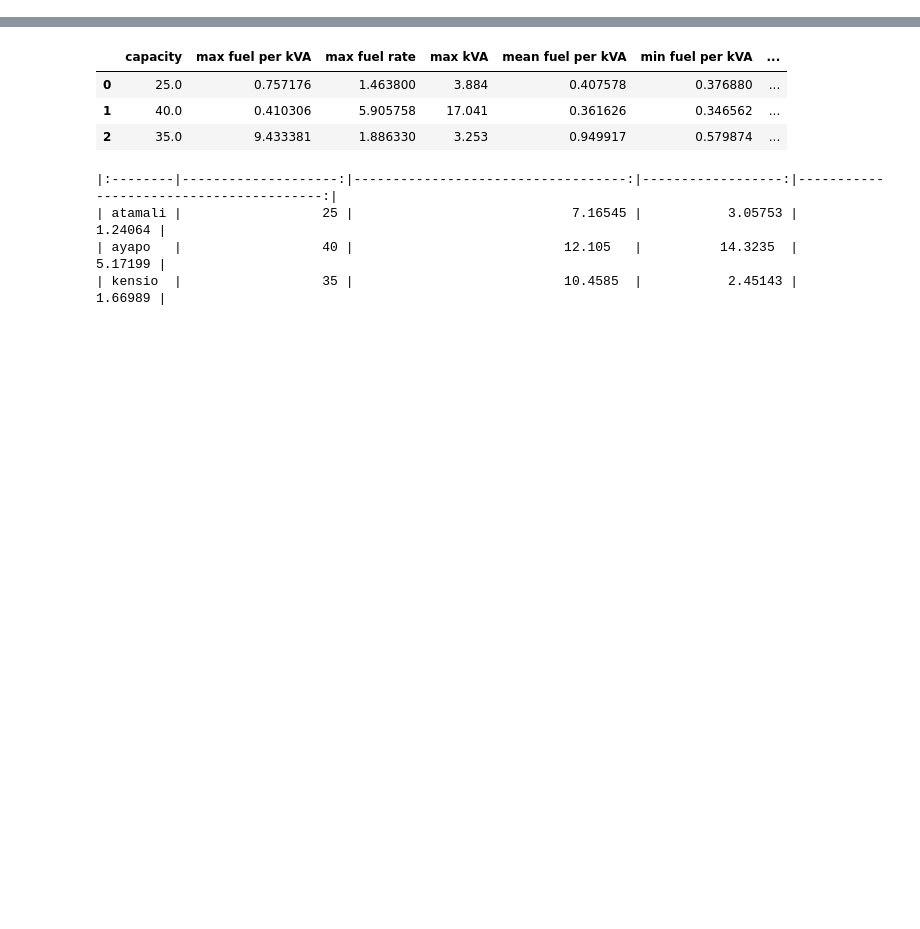
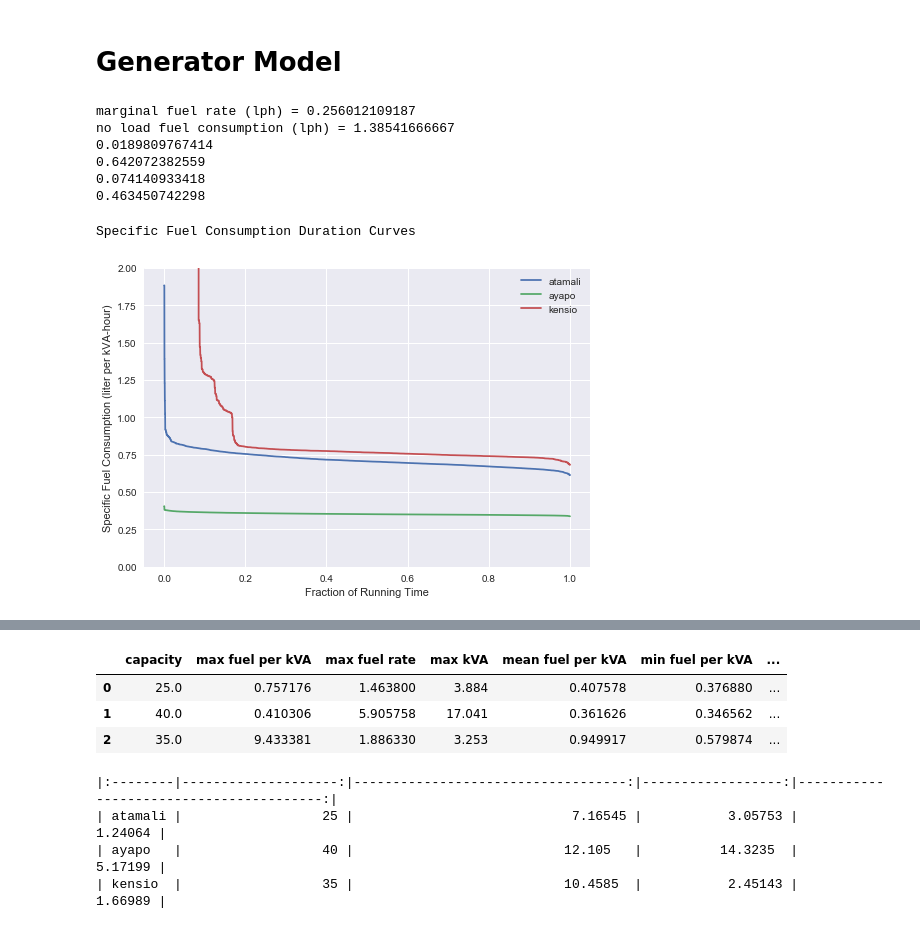
Before and after one commit to dsoto/WP19, a Jupyter notebook: analysis/SI-marginal-cost.ipynb, the cells around one changed output, grey strips where cells are left out. Drawn from its saved outputs; the diff is of its cells as text; code cells hidden in the pictures; blank space fills up the shorter version.

```diff
--- a/analysis/SI-marginal-cost.ipynb
+++ b/analysis/SI-marginal-cost.ipynb
@@ -34,0 +31,77 @@ def get_fuel_rate(power, load):
+# %% [markdown]
+# Generator Model
+# %%
+# load data and add a column for the delivered load in kVA rather than a percentage
+
+gen_data = pd.read_csv('../data_sheets/generator_data.csv', comment='#')
+gen_data['load_kVA'] = gen_data['rated_power_kVA'] * gen_data['percent_load'] / 100
+gen_data.head()
+
+# iterate over each model and perform a fit and show table of results
+
+generator_fits = []
+models = gen_data['model_number'].unique()
+for m in models:
+    model_data = gen_data[gen_data['model_number'] == m]
+    y = model_data['fuel_consumption_lph']
+    X = model_data['load_kVA']
+    X = sm.add_constant(X)
+    model = sm.OLS(y, X).fit()
+    generator_fits.append({'model': m,
+                           'rated_power_kVA':model_data['rated_power_kVA'].mean(),
+                           'no_load_consumption': model.params['const'],
+                           'fuel_coefficient': model.params['load_kVA'],
+                           'R-squared': model.rsquared})
+
+generator_fits = pd.DataFrame(generator_fits)
+generator_fits
+
+marginal_fuel_rate = generator_fits['fuel_coefficient'].mean()
+no_load_fuel_rate = generator_fits['no_load_consumption'].mean()
+print('marginal fuel rate (lph) =', marginal_fuel_rate)
+print('no load fuel consumption (lph) =', no_load_fuel_rate)
+print(generator_fits['fuel_coefficient'].std())
+print(generator_fits['no_load_consumption'].std())
+print(generator_fits['fuel_coefficient'].std()/generator_fits['fuel_coefficient'].mean())
+print(generator_fits['no_load_consumption'].std()/generator_fits['no_load_consumption'].mean())
+
+def get_fuel_rate(load_power=None):
+    return load_power * marginal_fuel_rate + no_load_fuel_rate
+
+def get_SFC(load_power=None, fuel_rate=None):
+    return fuel_rate / load_power
+# %% [output]
+marginal fuel rate (lph) = 0.256012109187
+no load fuel consumption (lph) = 1.38541666667
+0.0189809767414
+0.642072382559
+0.074140933418
+0.463450742298
+# %%
+fig, ax = plt.subplots()
+for rfd in wpa.raw_file_data[2:]:
+    # load power data
+    vname = rfd['village_name']
+    energy_data = wpa.load_timeseries_file(vname + '-clean.csv')
+    kVA = energy_data['kVA sliding window Demand'].dropna().values
+    kVA = kVA[kVA != 0.0]
+    # create SFC timeseries from load data
+    fuel_rate = get_fuel_rate(load_power=kVA)
+    fuel_per_kVA_hour = get_SFC(load_power=kVA, fuel_rate=fuel_rate)
+    # sort and reverse for duration curve
+    fuel_per_kVA_hour.sort()
+    fuel_per_kVA_hour = fuel_per_kVA_hour[::-1]
+    index = np.linspace(0, 1, len(fuel_per_kVA_hour))
+    plt.plot(index, fuel_per_kVA_hour,
+             label=vname)
+
+print('Specific Fuel Consumption Duration Curves')
+plt.legend()
+plt.xlabel('Fraction of Running Time')
+plt.ylabel('Specific Fuel Consumption (liter per kVA-hour)')
+plt.ylim((0,2))
+plt.savefig('../plots/specific_fuel_consumption_duration.png')
+plt.show()
+# %% [output]
+Specific Fuel Consumption Duration Curves
+[figure, added]
```
Also changed, not shown: parts of 13 cells of this notebook, 1 other file.
